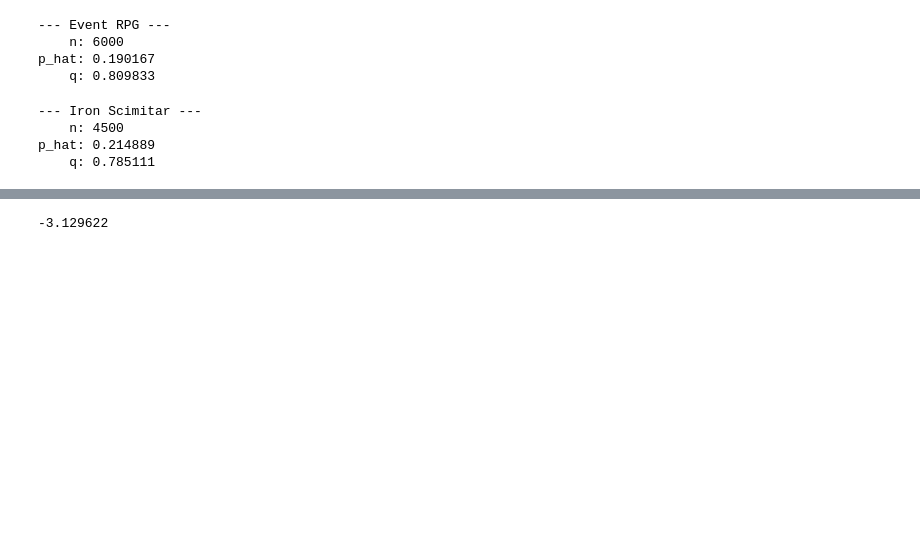
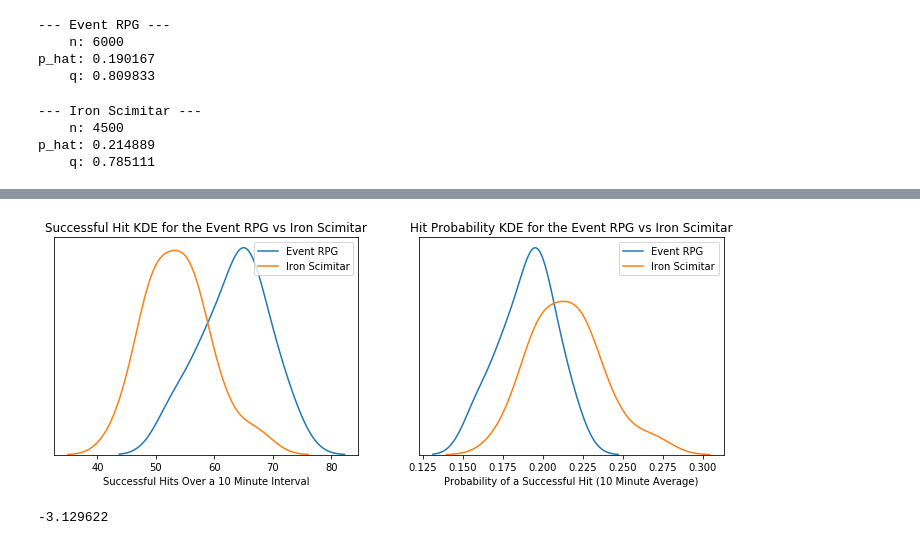
Before and after one commit to ys-lin14/OSRS-Analysis, a Jupyter notebook: probability.ipynb, the cells around one changed output, grey strips where cells are left out. Saved outputs shown, nothing was run; the diff lists cells and outputs as text; code cells hidden in the pictures; blank space fills up the shorter version.

```diff
--- a/probability.ipynb
+++ b/probability.ipynb
@@ -105,3 +124,31 @@ plt.show()
+# %%
+# get the number of successful hits for every 10 minute interval
+rpg_interval_hit_data = get_interval_hit_data(combined_probability_df, "Event RPG")
+scim_interval_hit_data = get_interval_hit_data(combined_probability_df, "Iron Scimitar")
+
+# probability of successful hits for every 10 minute interval
+rpg_hit_probability_data = rpg_interval_hit_data / 333
+scim_hit_probability_data = scim_interval_hit_data / 250
+# %%
+# kde for the successful number of hits (per 10 minutes)
+fig, (ax1, ax2) = plt.subplots(ncols = 2, figsize = (12, 4))
+
+combined_interval_hit_kde = sns.kdeplot(rpg_interval_hit_data, label = "Event RPG", ax = ax1)
+combined_interval_hit_kde = sns.kdeplot(scim_interval_hit_data, label = "Iron Scimitar", ax = ax1)
+
+combined_interval_hit_kde.set(title = "Successful Hit KDE for the Event RPG vs Iron Scimitar",
+                 xlabel = "Successful Hits Over a 10 Minute Interval",
+                 yticks = [])
+
+combined_hit_probability_kde = sns.kdeplot(rpg_hit_probability_data, label = "Event RPG", ax = ax2)
+combined_hit_probability_kde = sns.kdeplot(scim_hit_probability_data, label = "Iron Scimitar", ax = ax2)
+
+combined_hit_probability_kde.set(title = "Hit Probability KDE for the Event RPG vs Iron Scimitar",
+                 xlabel = "Probability of a Successful Hit (10 Minute Average)",
+                 yticks = [])
+plt.show()
+# %% [output]
+[figure, added]
 # %%
 # Let R and S denote the number of successful hits using the Event RPG and Iron Scimitar respectively
 # R ~ binomial(6000, 0.1905)
```
Also changed, not shown: parts of 6 cells of this notebook.
